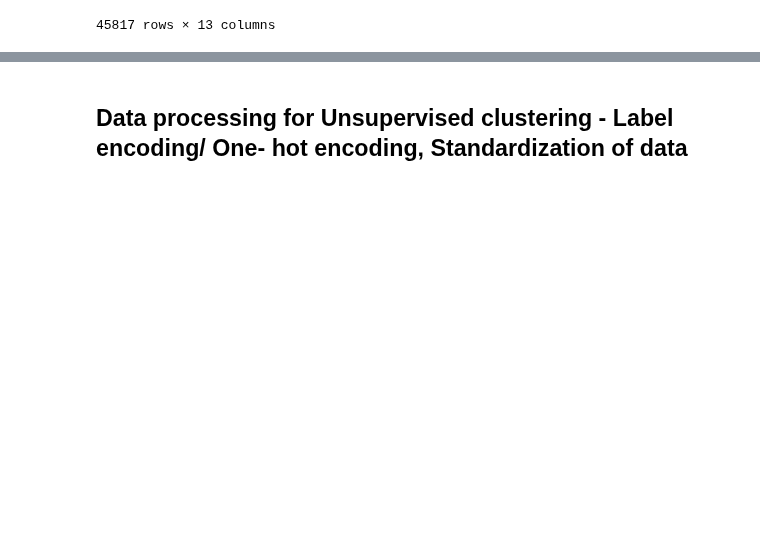
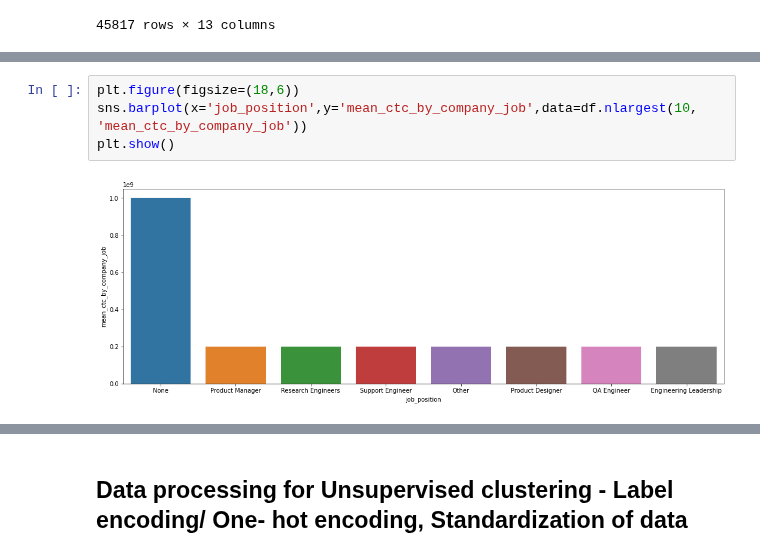
Before and after one commit to anidec25/Linear-Regression, a Jupyter notebook: clustering/scalar.ipynb, the cells around one changed output, grey strips where cells are left out. Saved outputs shown, nothing was run; the diff lists cells and outputs as text; blank space fills up the shorter version.

```diff
--- a/clustering/scalar.ipynb
+++ b/clustering/scalar.ipynb
@@ -827,0 +836,6 @@ df_agg.sort_values(by=['company_hash'],ascending=True)
+# %%
+plt.figure(figsize=(18,6))
+sns.barplot(x='job_position',y='mean_ctc_by_company_job',data=df.nlargest(10, 'mean_ctc_by_company_job'))
+plt.show()
+# %% [output]
+[figure, added]
```
Also changed, not shown: parts of 3 cells of this notebook.
